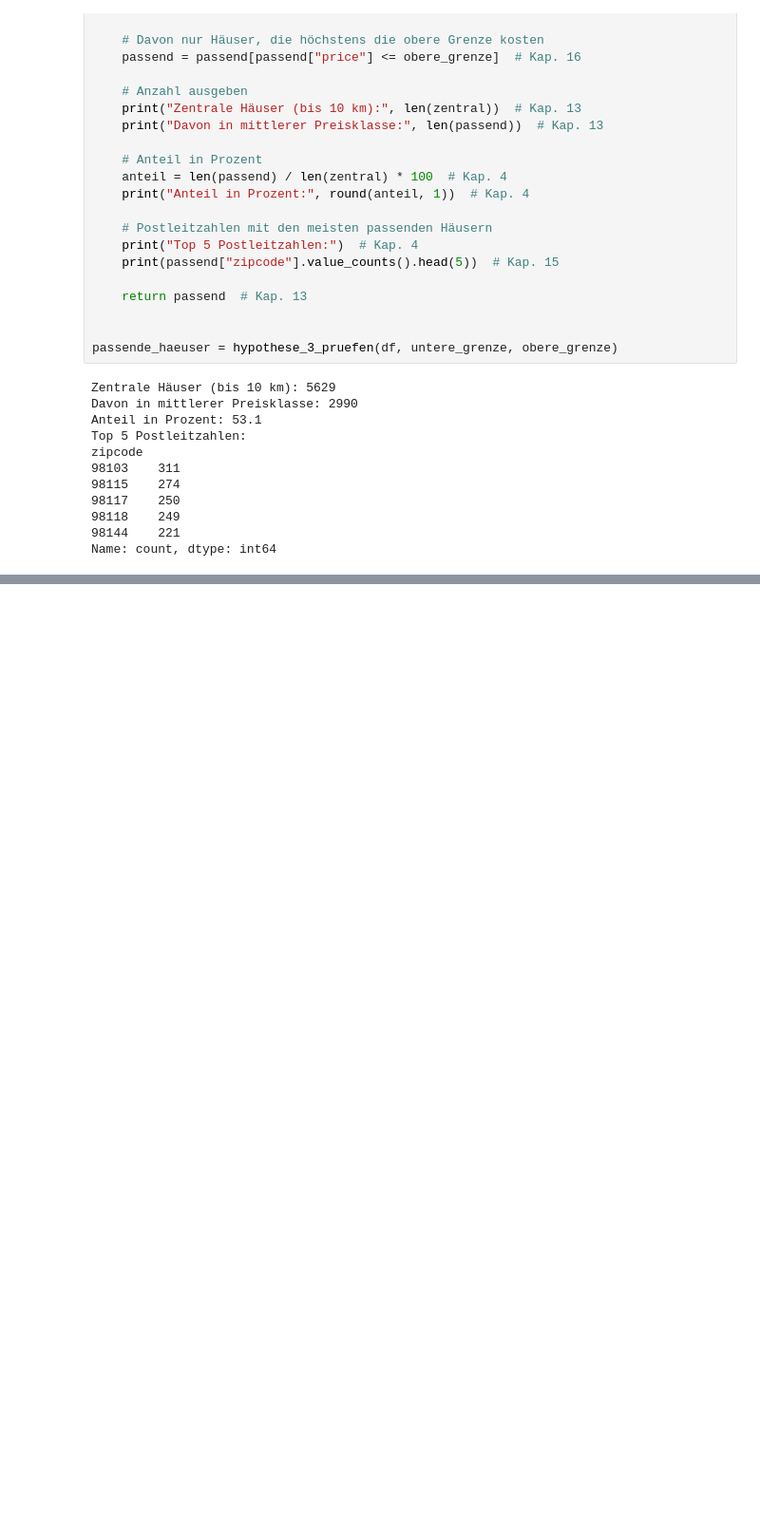
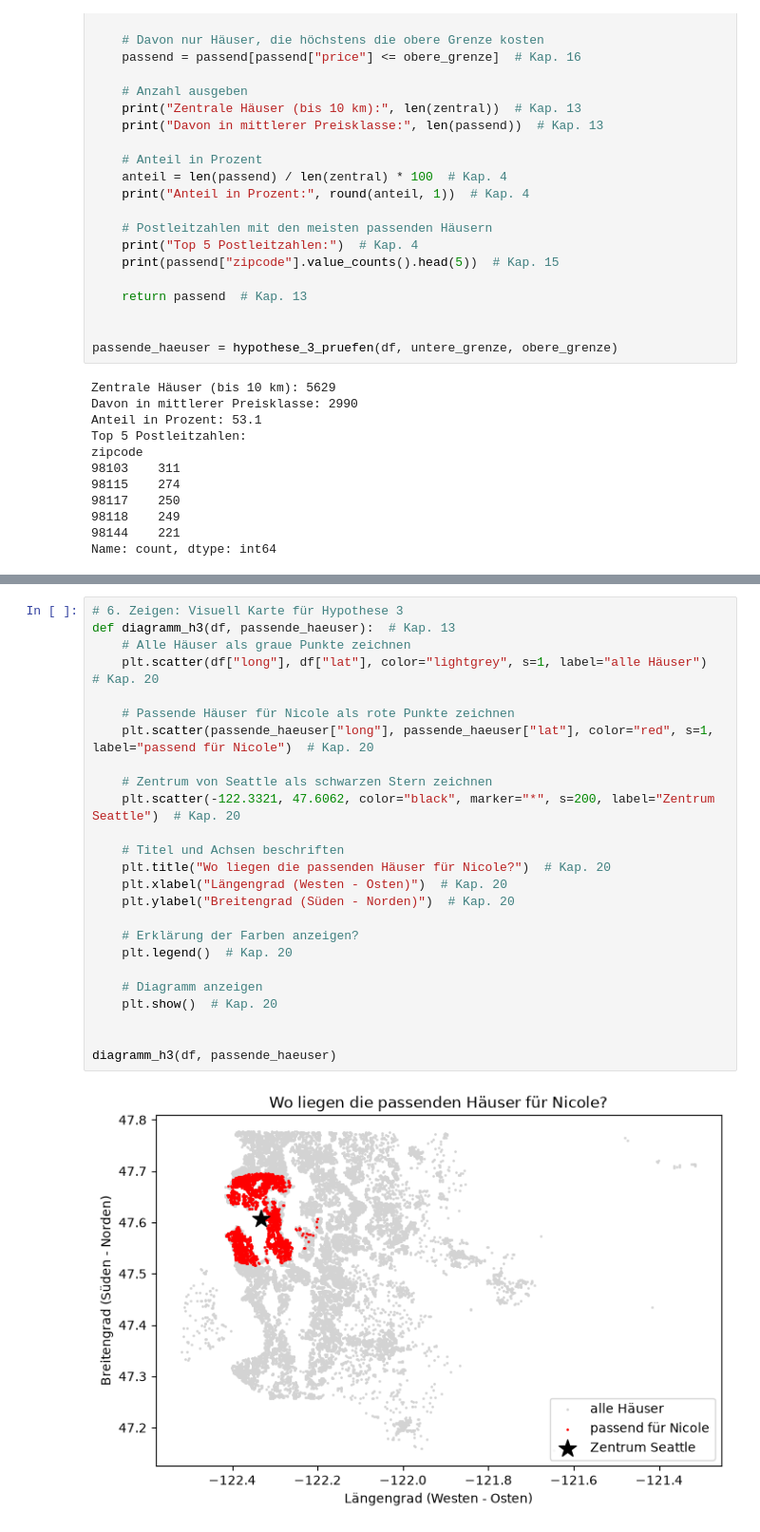
Before and after one commit to MuhammetCakar/Projekt_EDA_Nicole_Johnson, a Jupyter notebook: 04_eda_de.ipynb, the cells around one changed output, grey strips where cells are left out. Shown at 95% size. Cells and saved outputs as stored; diff of their text form; blank space fills up the shorter version.

```diff
--- a/04_eda_de.ipynb
+++ b/04_eda_de.ipynb
@@ -390,0 +473,27 @@ Name: count, dtype: int64
+# %%
+# 6. Zeigen: Visuell Karte für Hypothese 3
+def diagramm_h3(df, passende_haeuser):  # Kap. 13
+    # Alle Häuser als graue Punkte zeichnen
+    plt.scatter(df["long"], df["lat"], color="lightgrey", s=1, label="alle Häuser")  # Kap. 20
+
+    # Passende Häuser für Nicole als rote Punkte zeichnen
+    plt.scatter(passende_haeuser["long"], passende_haeuser["lat"], color="red", s=1, label="passend für Nicole")  # Kap. 20
+
+    # Zentrum von Seattle als schwarzen Stern zeichnen
+    plt.scatter(-122.3321, 47.6062, color="black", marker="*", s=200, label="Zentrum Seattle")  # Kap. 20
+
+    # Titel und Achsen beschriften
+    plt.title("Wo liegen die passenden Häuser für Nicole?")  # Kap. 20
+    plt.xlabel("Längengrad (Westen - Osten)")  # Kap. 20
+    plt.ylabel("Breitengrad (Süden - Norden)")  # Kap. 20
+
+    # Erklärung der Farben anzeigen?
+    plt.legend()  # Kap. 20
+
+    # Diagramm anzeigen
+    plt.show()  # Kap. 20
+
+
+diagramm_h3(df, passende_haeuser)
+# %% [output]
+[figure, added]
```
Also changed, not shown: parts of 3 cells of this notebook.
